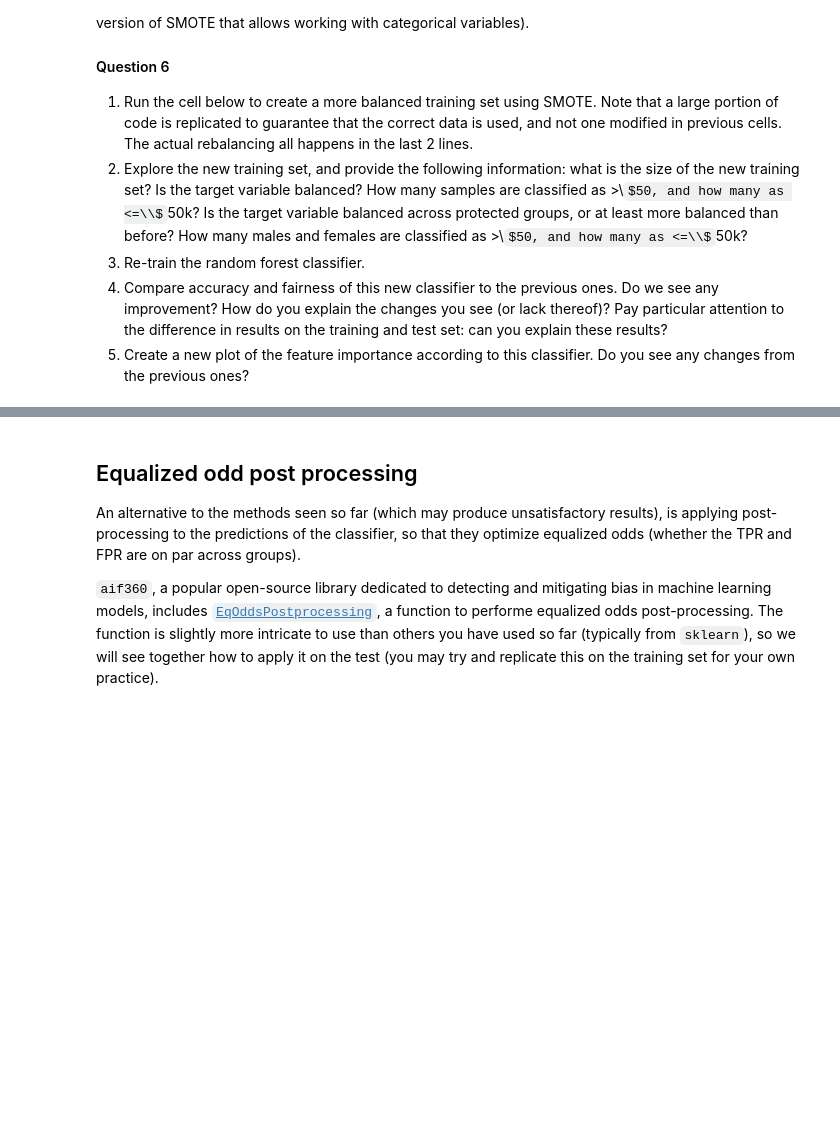
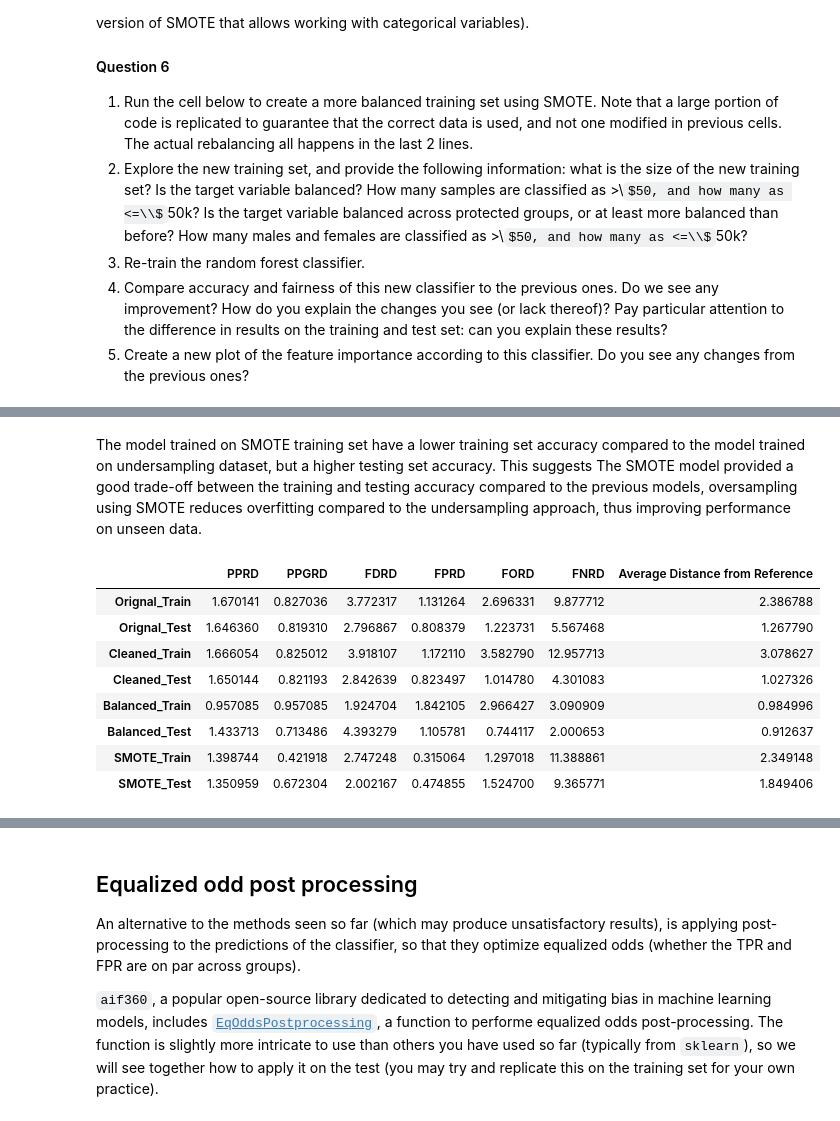
Before and after one commit to RaymondZhang20/DSCI430, a Jupyter notebook: Module 4 Assignment-1.ipynb, the cells around one changed output, grey strips where cells are left out. Drawn from its saved outputs; the diff is of its cells as text; code cells hidden in the pictures; some formulas as TeX source; blank space fills up the shorter version.

```diff
--- a/Module 4 Assignment-1.ipynb
+++ b/Module 4 Assignment-1.ipynb
@@ -360,17 +357,16 @@ The model which dropped the gender, race, and native country features, shows a s
 # %%
-# 4. Compare Fairness
+# 4. Compare Accuracy and Fairness
+# Fairness metrics would need to be recalculated using predictions from the new classifier
 y_train_pred_cleaned = clf_cleaned.predict(X_train_transformed_cleaned)
 y_test_pred_cleaned = clf_cleaned.predict(X_test_transformed_cleaned)
 
-# use the separately stored gender data (genders_train and genders_test) to calculate fairness metrics.
-# to identify the gender of each sample, even though not using this feature for classification.
-fairness_metrics_train_cleaned = compute_fairness_metrics(y_train, y_train_pred_cleaned, gender_train)
-fairness_metrics_test_cleaned = compute_fairness_metrics(y_test, y_test_pred_cleaned, gender_test)
+cm_b_train, cm_w_train = get_group_confusion_matrix(y_train, y_train_pred_cleaned, train_df['gender'], "Male", "Female")
+cm_b_test, cm_w_test = get_group_confusion_matrix(y_test, y_test_pred_cleaned, test_df['gender'], "Male", "Female")
+fairness_metrics["Cleaned_Train"] = compute_fairness_metrics(cm_b_train, cm_w_train)
+fairness_metrics["Cleaned_Test"] = compute_fairness_metrics(cm_b_test, cm_w_test)
 
-# convert to pd.df and print
-df_fairness_metrics_train_cleaned = pd.DataFrame([fairness_metrics_train_cleaned], index=["Training Set_cleaned"])
-df_fairness_metrics_test_cleaned = pd.DataFrame([fairness_metrics_test_cleaned], index=["Testing Set_cleaned"])
+# convert to DataFrame
+fairness_metrics_df = pd.DataFrame.from_dict(fairness_metrics, orient='index')
 
-print(df_fairness_metrics_train_cleaned)
-print(df_fairness_metrics_test_cleaned)
+fairness_metrics_df
 # %% [output]
@@ -532,0 +483,13 @@ The balanced model also include capital gain, age, marital status, education, an
+# %%
+y_train_pred_balanced = clf_balanced.predict(X_balanced_transformed)
+y_test_pred_balanced = clf_balanced.predict(X_test_transformed_balanced)
+
+cm_b_train, cm_w_train = get_group_confusion_matrix(y_balanced, y_train_pred_balanced, balanced_df['gender'], "Male", "Female")
+cm_b_test, cm_w_test = get_group_confusion_matrix(y_test, y_test_pred_balanced, test_df['gender'], "Male", "Female")
+fairness_metrics["Balanced_Train"] = compute_fairness_metrics(cm_b_train, cm_w_train)
+fairness_metrics["Balanced_Test"] = compute_fairness_metrics(cm_b_test, cm_w_test)
+
+# convert to DataFrame
+fairness_metrics_df = pd.DataFrame.from_dict(fairness_metrics, orient='index')
+
+fairness_metrics_df
@@ -734,0 +643,25 @@ Each method of addressing bias shifts the model's focus across various features.
+# %% [markdown]
+The model trained on SMOTE training set have a lower training set accuracy compared to the model trained on undersampling dataset, but a higher testing set accuracy. This suggests The SMOTE model provided a good trade-off between the training and testing accuracy compared to the previous models, oversampling using SMOTE reduces overfitting compared to the undersampling approach, thus improving performance on unseen data.
+# %%
+y_train_SMOTE_pred = clf_SMOTE.predict(X_train_transformed)
+y_test_SMOTE_pred = clf_SMOTE.predict(X_test_transformed)
+
+cm_b_train, cm_w_train = get_group_confusion_matrix(y_train_SMOTE, y_train_SMOTE_pred, X_train_SMOTE['gender'], "Male", "Female")
+cm_b_test, cm_w_test = get_group_confusion_matrix(y_test, y_test_SMOTE_pred, test_df['gender'], "Male", "Female")
+fairness_metrics["SMOTE_Train"] = compute_fairness_metrics(cm_b_train, cm_w_train)
+fairness_metrics["SMOTE_Test"] = compute_fairness_metrics(cm_b_test, cm_w_test)
+
+# convert to DataFrame
+fairness_metrics_df = pd.DataFrame.from_dict(fairness_metrics, orient='index')
+
+fairness_metrics_df
+# %% [output]
+|  | PPRD | PPGRD | FDRD | FPRD | FORD | FNRD | Average Distance from Reference |
+| Orignal_Train | 1.670141 | 0.827036 | 3.772317 | 1.131264 | 2.696331 | 9.877712 | 2.386788 |
+| Orignal_Test | 1.646360 | 0.819310 | 2.796867 | 0.808379 | 1.223731 | 5.567468 | 1.267790 |
+| Cleaned_Train | 1.666054 | 0.825012 | 3.918107 | 1.172110 | 3.582790 | 12.957713 | 3.078627 |
+| Cleaned_Test | 1.650144 | 0.821193 | 2.842639 | 0.823497 | 1.014780 | 4.301083 | 1.027326 |
+| Balanced_Train | 0.957085 | 0.957085 | 1.924704 | 1.842105 | 2.966427 | 3.090909 | 0.984996 |
+| Balanced_Test | 1.433713 | 0.713486 | 4.393279 | 1.105781 | 0.744117 | 2.000653 | 0.912637 |
+| SMOTE_Train | 1.398744 | 0.421918 | 2.747248 | 0.315064 | 1.297018 | 11.388861 | 2.349148 |
+| SMOTE_Test | 1.350959 | 0.672304 | 2.002167 | 0.474855 | 1.524700 | 9.365771 | 1.849406 |
```
Also changed, not shown: parts of 49 cells of this notebook.
